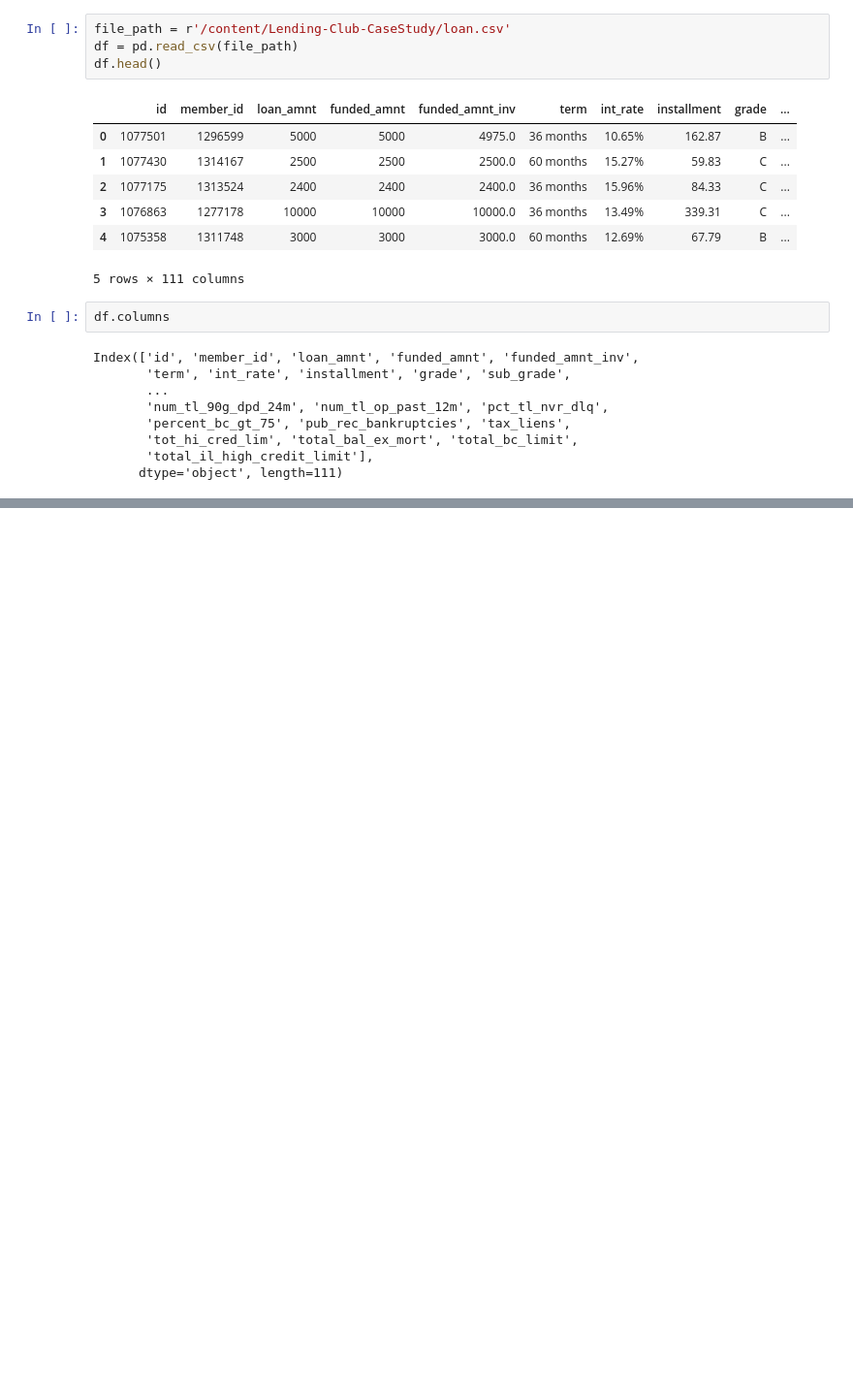
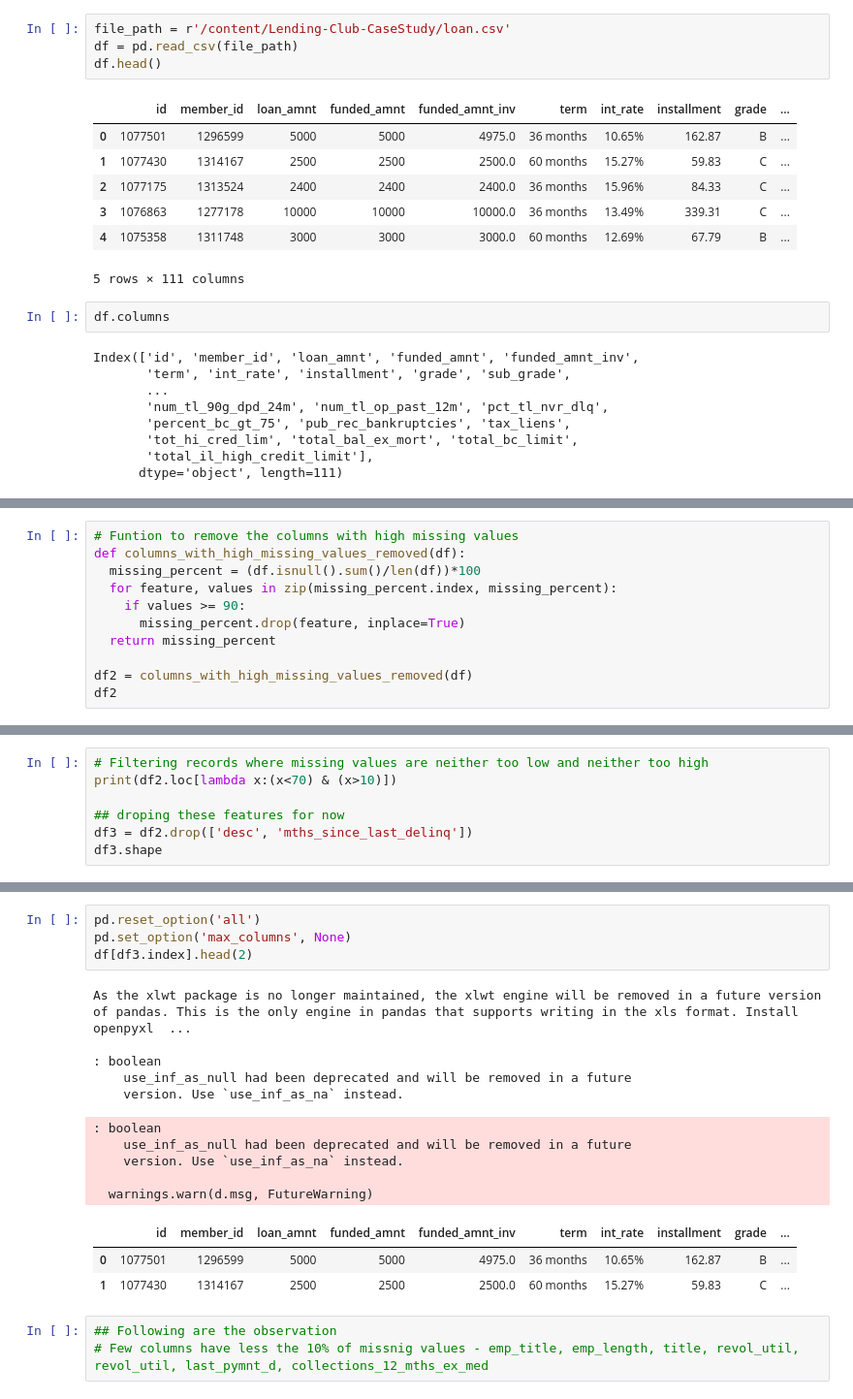
Before and after one commit to hargurjeet/Lending-Club-CaseStudy, a Jupyter notebook: Lending_Club_Case_Study.ipynb, the cells around one changed output, grey strips where cells are left out. Shown at 97% size. Saved outputs shown, nothing was run; the diff lists cells and outputs as text; blank space fills up the shorter version.

```diff
--- a/Lending_Club_Case_Study.ipynb
+++ b/Lending_Club_Case_Study.ipynb
@@ -62,0 +86,11 @@ df1
+# %%
+# Funtion to remove the columns with high missing values
+def columns_with_high_missing_values_removed(df):
+  missing_percent = (df.isnull().sum()/len(df))*100
+  for feature, values in zip(missing_percent.index, missing_percent):
+    if values >= 90:
+      missing_percent.drop(feature, inplace=True)
+  return missing_percent
+
+df2 = columns_with_high_missing_values_removed(df)
+df2
@@ -62,0 +119,7 @@ df1
+# %%
+# Filtering records where missing values are neither too low and neither too high
+print(df2.loc[lambda x:(x<70) & (x>10)])
+
+## droping these features for now
+df3 = df2.drop(['desc', 'mths_since_last_delinq'])
+df3.shape
@@ -62,0 +146,21 @@ df1
+# %%
+pd.reset_option('all')
+pd.set_option('max_columns', None)
+df[df3.index].head(2)
+# %% [output]
+As the xlwt package is no longer maintained, the xlwt engine will be removed in a future version of pandas. This is the only engine in pandas that supports writing in the xls format. Install openpyxl  ...
+
+: boolean
+    use_inf_as_null had been deprecated and will be removed in a future
+    version. Use `use_inf_as_na` instead.
+: boolean
+    use_inf_as_null had been deprecated and will be removed in a future
+    version. Use `use_inf_as_na` instead.
+
+  warnings.warn(d.msg, FutureWarning)
+|  | id | member_id | loan_amnt | funded_amnt | funded_amnt_inv | term | int_rate | installment | grade | ... |
+| 0 | 1077501 | 1296599 | 5000 | 5000 | 4975.0 | 36 months | 10.65% | 162.87 | B | ... |
+| 1 | 1077430 | 1314167 | 2500 | 2500 | 2500.0 | 60 months | 15.27% | 59.83 | C | ... |
+# %%
+## Following are the observation
+# Few columns have less the 10% of missnig values - emp_title, emp_length, title, revol_util, revol_util, last_pymnt_d, collections_12_mths_ex_med
```
Also changed, not shown: parts of 9 cells of this notebook.
